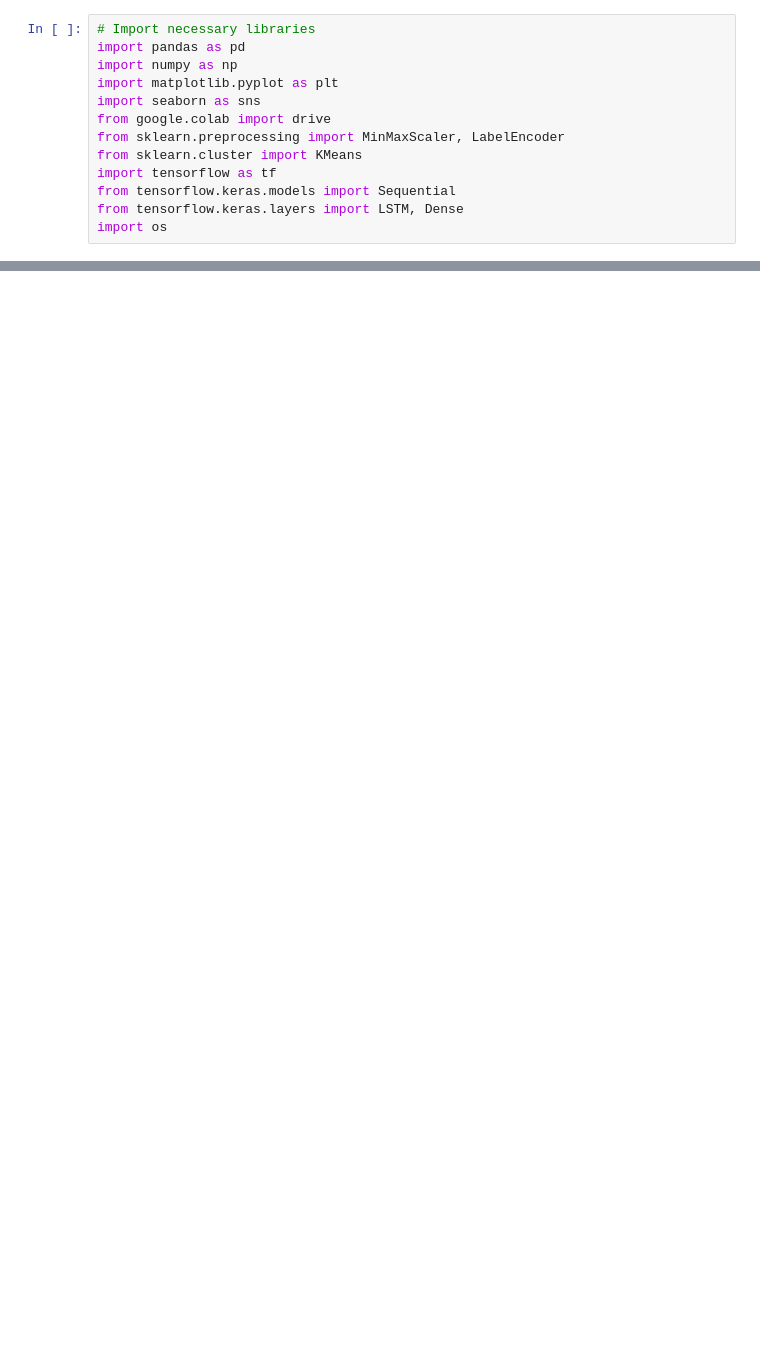
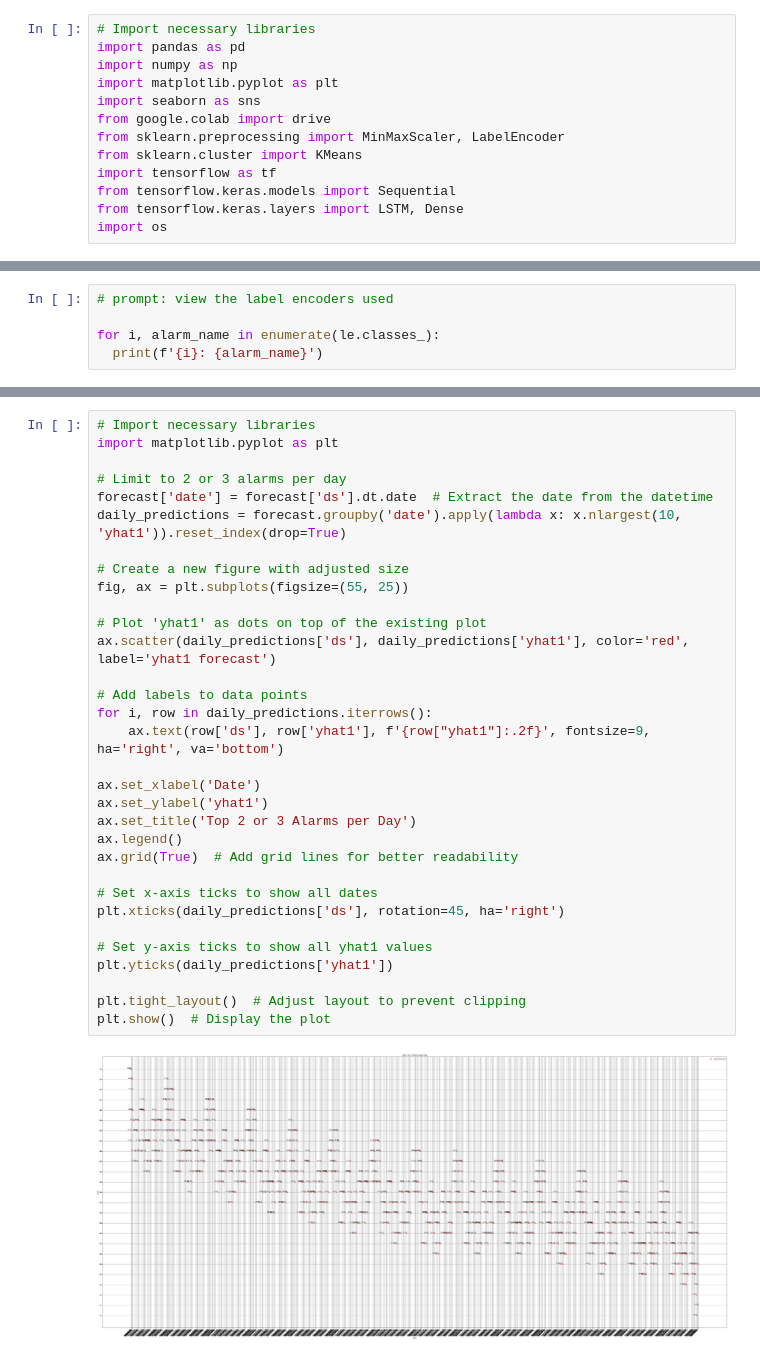
Before and after one commit to geyumi/Predictive-Maintenance-Alarm-Project, a Jupyter notebook: Copy of 4 NeuralProphet for site AM0212.ipynb, the cells around one changed output, grey strips where cells are left out. Saved outputs shown, nothing was run; the diff lists cells and outputs as text; blank space fills up the shorter version.

```diff
--- a/Copy of 4 NeuralProphet for site AM0212.ipynb
+++ b/Copy of 4 NeuralProphet for site AM0212.ipynb
@@ -449,0 +358,5 @@ plt.show()
+# %%
+# prompt: view the label encoders used
+
+for i, alarm_name in enumerate(le.classes_):
+  print(f'{i}: {alarm_name}')
@@ -449,0 +381,34 @@ plt.show()
+# %%
+# Import necessary libraries
+import matplotlib.pyplot as plt
+
+# Limit to 2 or 3 alarms per day
+forecast['date'] = forecast['ds'].dt.date  # Extract the date from the datetime
+daily_predictions = forecast.groupby('date').apply(lambda x: x.nlargest(10, 'yhat1')).reset_index(drop=True)
+
+# Create a new figure with adjusted size
+fig, ax = plt.subplots(figsize=(55, 25))
+
+# Plot 'yhat1' as dots on top of the existing plot
+ax.scatter(daily_predictions['ds'], daily_predictions['yhat1'], color='red', label='yhat1 forecast')
+
+# Add labels to data points
+for i, row in daily_predictions.iterrows():
+    ax.text(row['ds'], row['yhat1'], f'{row["yhat1"]:.2f}', fontsize=9, ha='right', va='bottom')
+
+ax.set_xlabel('Date')
+ax.set_ylabel('yhat1')
+ax.set_title('Top 2 or 3 Alarms per Day')
+ax.legend()
+ax.grid(True)  # Add grid lines for better readability
+
+# Set x-axis ticks to show all dates
+plt.xticks(daily_predictions['ds'], rotation=45, ha='right')
+
+# Set y-axis ticks to show all yhat1 values
+plt.yticks(daily_predictions['yhat1'])
+
+plt.tight_layout()  # Adjust layout to prevent clipping
+plt.show()  # Display the plot
+# %% [output]
+[figure, added]
```
Also changed, not shown: parts of 29 cells of this notebook.
